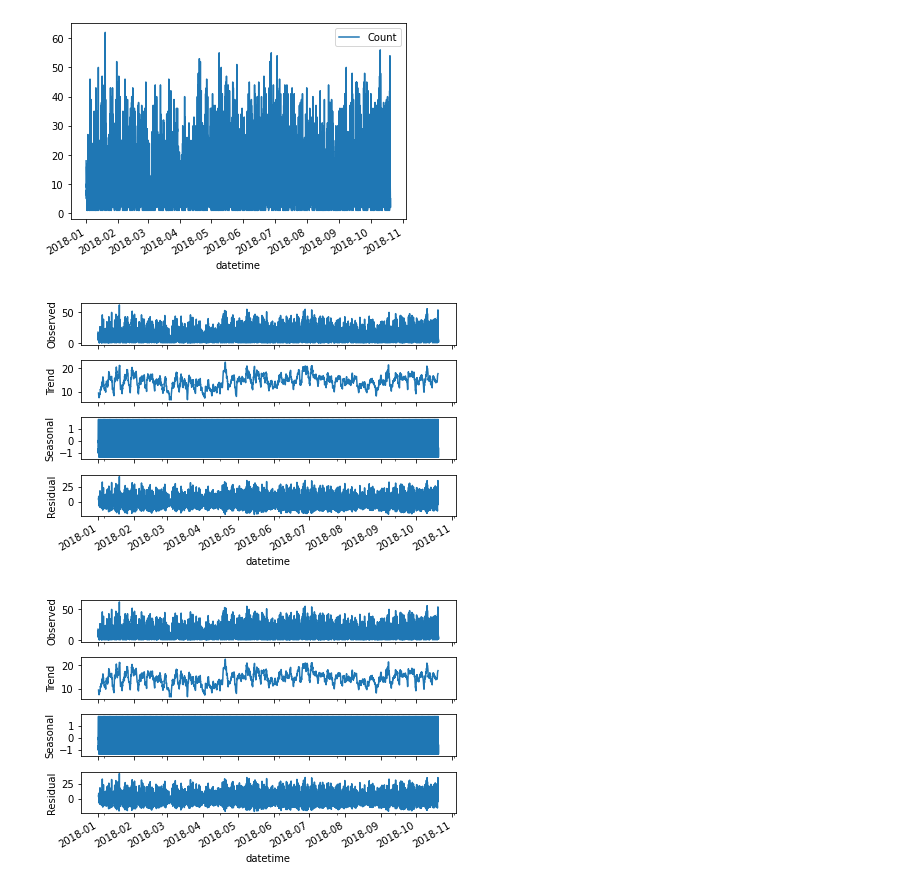
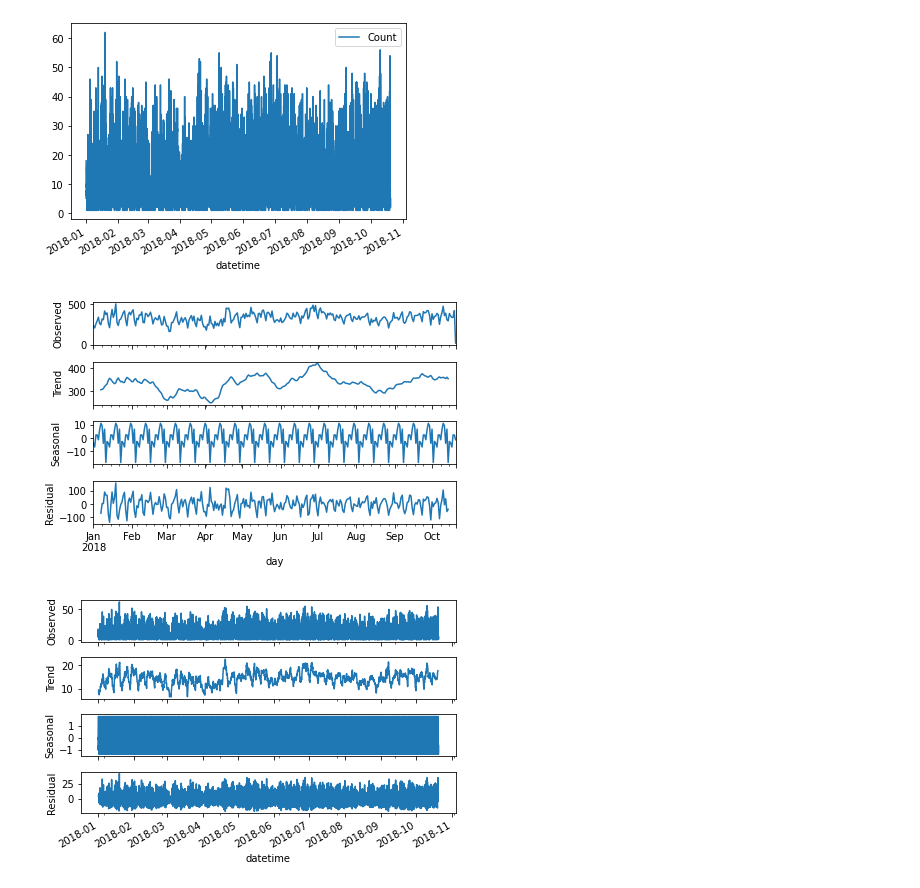
Before and after one commit to vincm1/UK_accidents, a Jupyter notebook: Final_assignment_Big_Data_for_Decision_Making_(2021_22_BNK432_NO02_A).ipynb, the cells around one changed output. Drawn from its saved outputs; the diff is of its cells as text; code cells hidden in the pictures.

```diff
--- a/Final_assignment_Big_Data_for_Decision_Making_(2021_22_BNK432_NO02_A).ipynb
+++ b/Final_assignment_Big_Data_for_Decision_Making_(2021_22_BNK432_NO02_A).ipynb
@@ -438,10 +424,10 @@ train_set_lenc_ts.plot()
 [figure]
 # %%
 decomposition1 = seasonal_decompose(train_set[["day","Count"]].groupby("day").sum("Count"), freq=12)
-decomposition.plot()
+decomposition1.plot()
 plt.show()
 # %% [output]
-[figure, old version]
+[figure, new version]
 # %%
 decomposition = seasonal_decompose(train_set_lenc_ts["Count"], freq=24)
 decomposition.plot()
```
Also changed, not shown: parts of 33 cells of this notebook.
